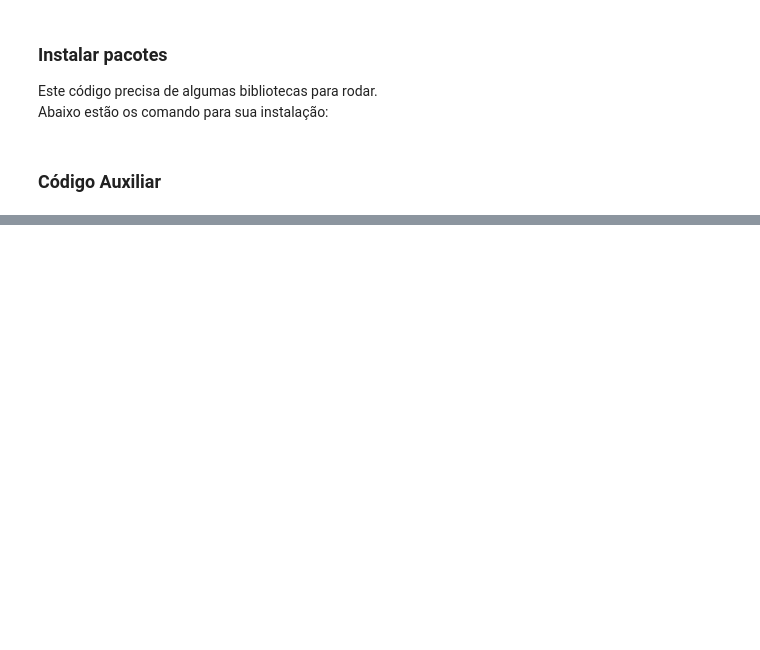
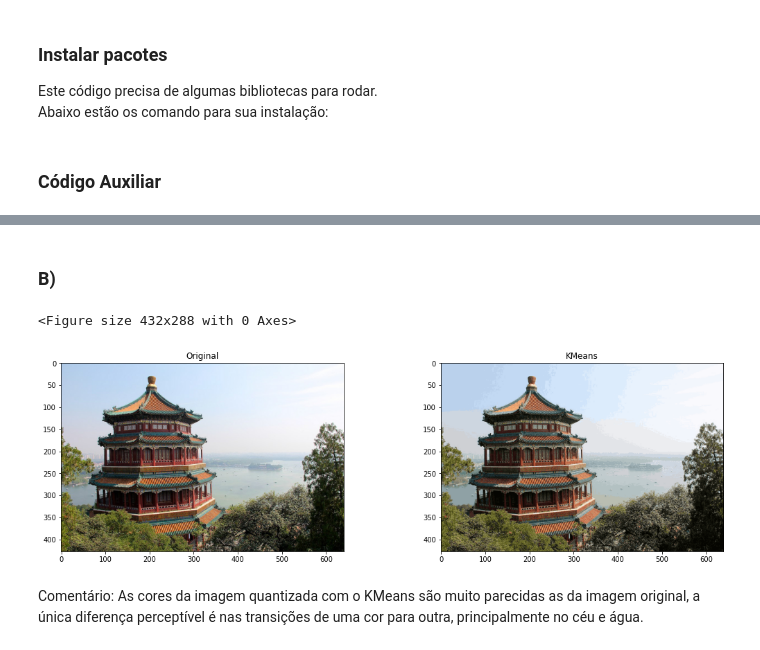
Before and after one commit to enricorobazza/quantize-images, a Jupyter notebook: main.ipynb, the cells around one changed output, grey strips where cells are left out. Cells and saved outputs as stored; diff of their text form; code cells hidden in the pictures; blank space fills up the shorter version.

```diff
--- a/main.ipynb
+++ b/main.ipynb
@@ -113,0 +134,37 @@ Tamanho imagem quantizada para o meio intervalo: 820.005000
+# %%
+def get_kmeans_img_and_inertia(img, k=64):
+	X_img = img.reshape(-1, 3)
+	kmeans = KMeans(
+		n_clusters = k,
+		max_iter=10,
+		random_state=42
+	)
+	kmeans.fit(X_img)
+	inertia = kmeans.inertia_
+	clusters = kmeans.predict(X_img)
+	img_clusters = clusters.reshape(img.shape[0], img.shape[1])
+
+	# Unpacking
+	img_kmeans = np.zeros(img.shape)
+	for i in range(img.shape[0]):
+		for j in range(img.shape[1]):
+			cluster_id = img_clusters[i, j]
+			img_kmeans[i, j, :] = kmeans.cluster_centers_[cluster_id]
+
+	img_kmeans = np.int16(img_kmeans)
+
+	return img_kmeans, img_clusters, inertia
+# %% [markdown]
+### B)
+# %%
+img_kmeans, img_clusters, inertia = get_kmeans_img_and_inertia(img)
+# %%
+show_multiple_images({
+	"Original": img,
+	"KMeans": img_kmeans
+})
+# %% [output]
+<Figure size 432x288 with 0 Axes>
+[figure, added]
+# %% [markdown]
+Comentário: As cores da imagem quantizada com o KMeans são muito parecidas as da imagem original, a única diferença perceptível é nas transições de uma cor para outra, principalmente no céu e água.
```
Also changed, not shown: parts of 19 cells of this notebook.
